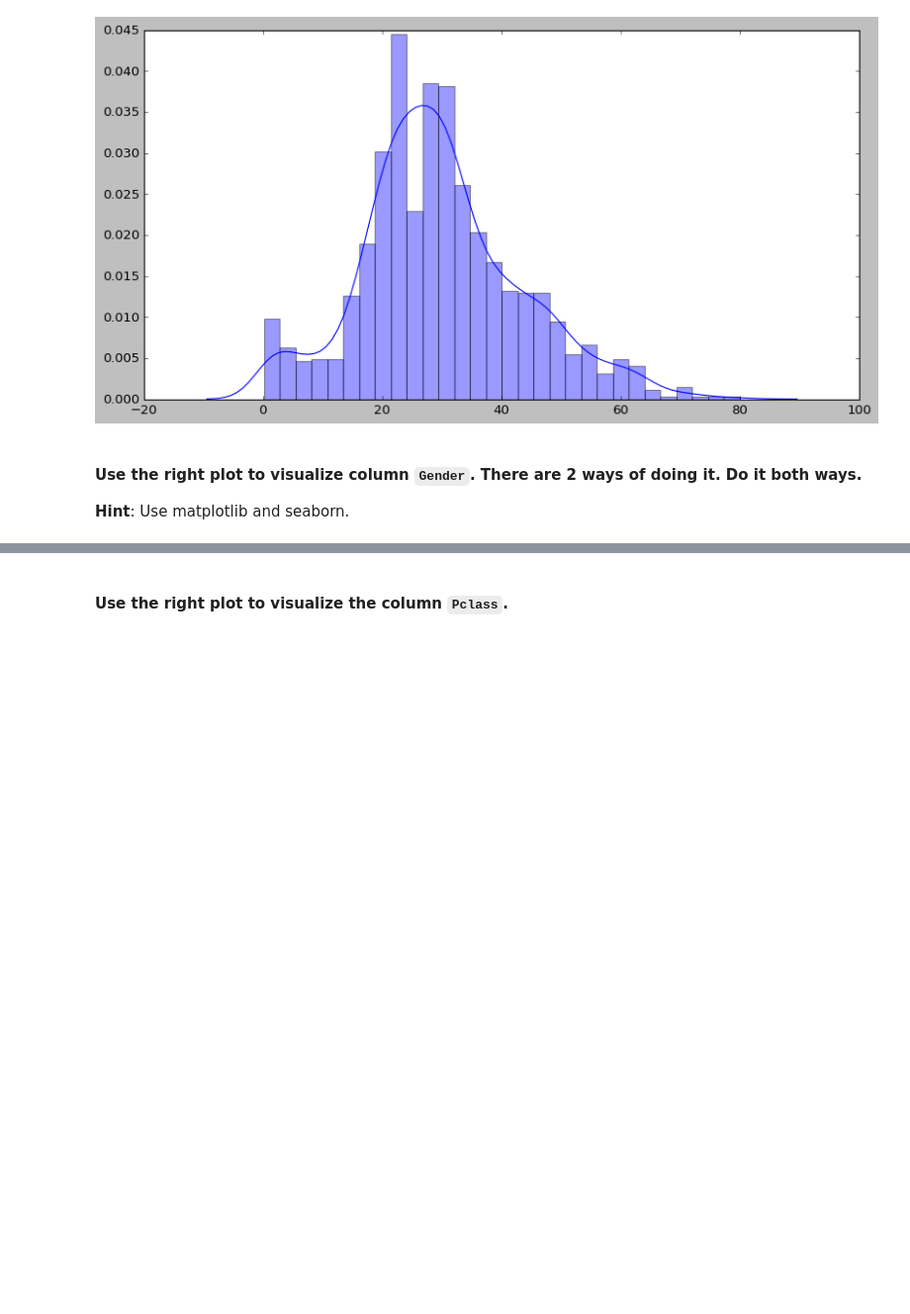
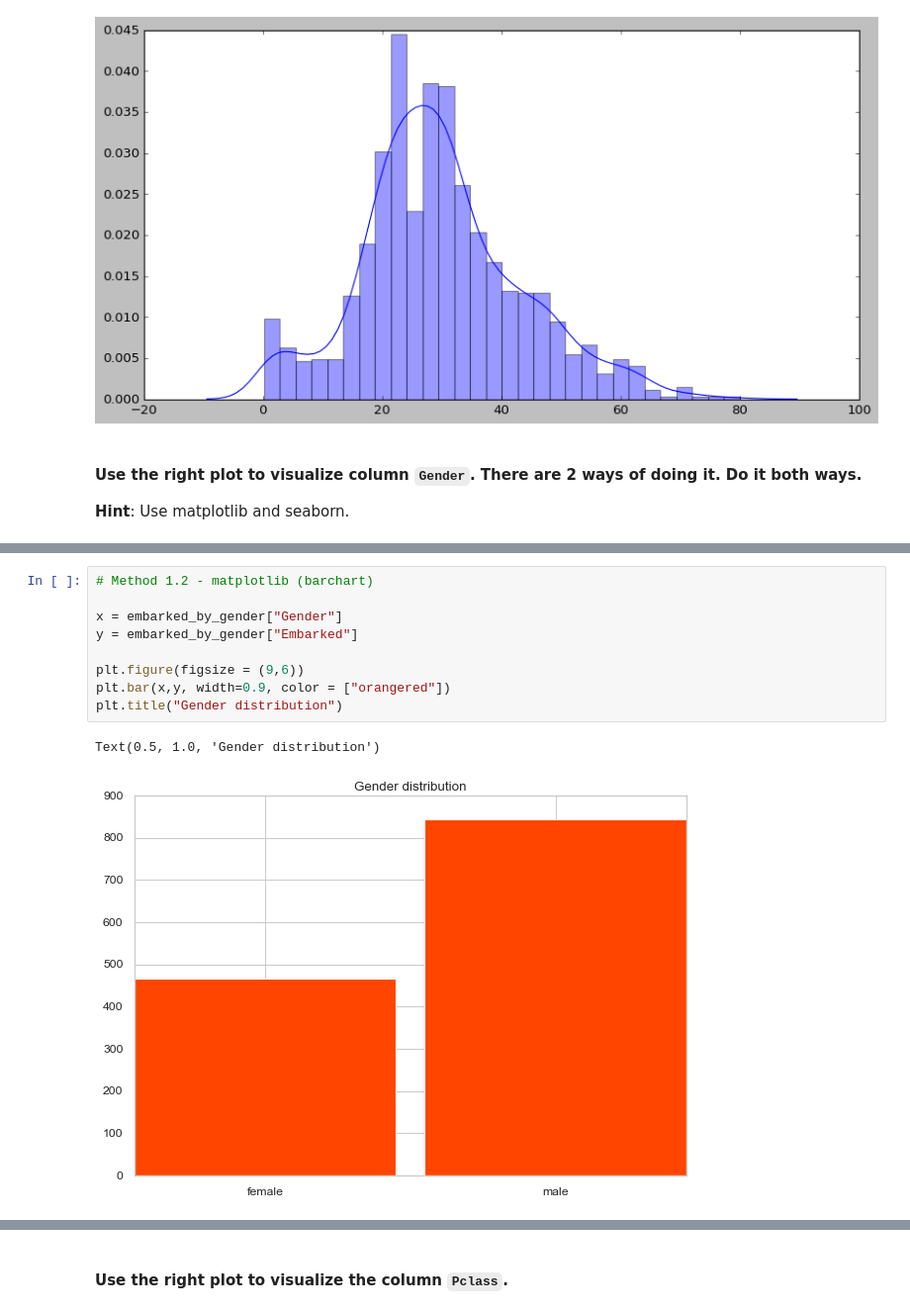
Before and after one commit to rebeccaestiarte/lab-matplotlib-seaborn, a Jupyter notebook: your-code/main.ipynb, the cells around one changed output, grey strips where cells are left out. Shown: that part at 99% size. Drawn from its saved outputs; the diff is of its cells as text; blank space fills up the shorter version.

```diff
--- a/your-code/main.ipynb
+++ b/your-code/main.ipynb
@@ -545,0 +528,12 @@ plt.clf()
+# %%
+# Method 1.2 - matplotlib (barchart)
+
+x = embarked_by_gender["Gender"]
+y = embarked_by_gender["Embarked"]
+
+plt.figure(figsize = (9,6))
+plt.bar(x,y, width=0.9, color = ["orangered"])
+plt.title("Gender distribution")
+# %% [output]
+Text(0.5, 1.0, 'Gender distribution')
+[figure, added]
```
Also changed, not shown: parts of 18 cells of this notebook, 3 other files.
